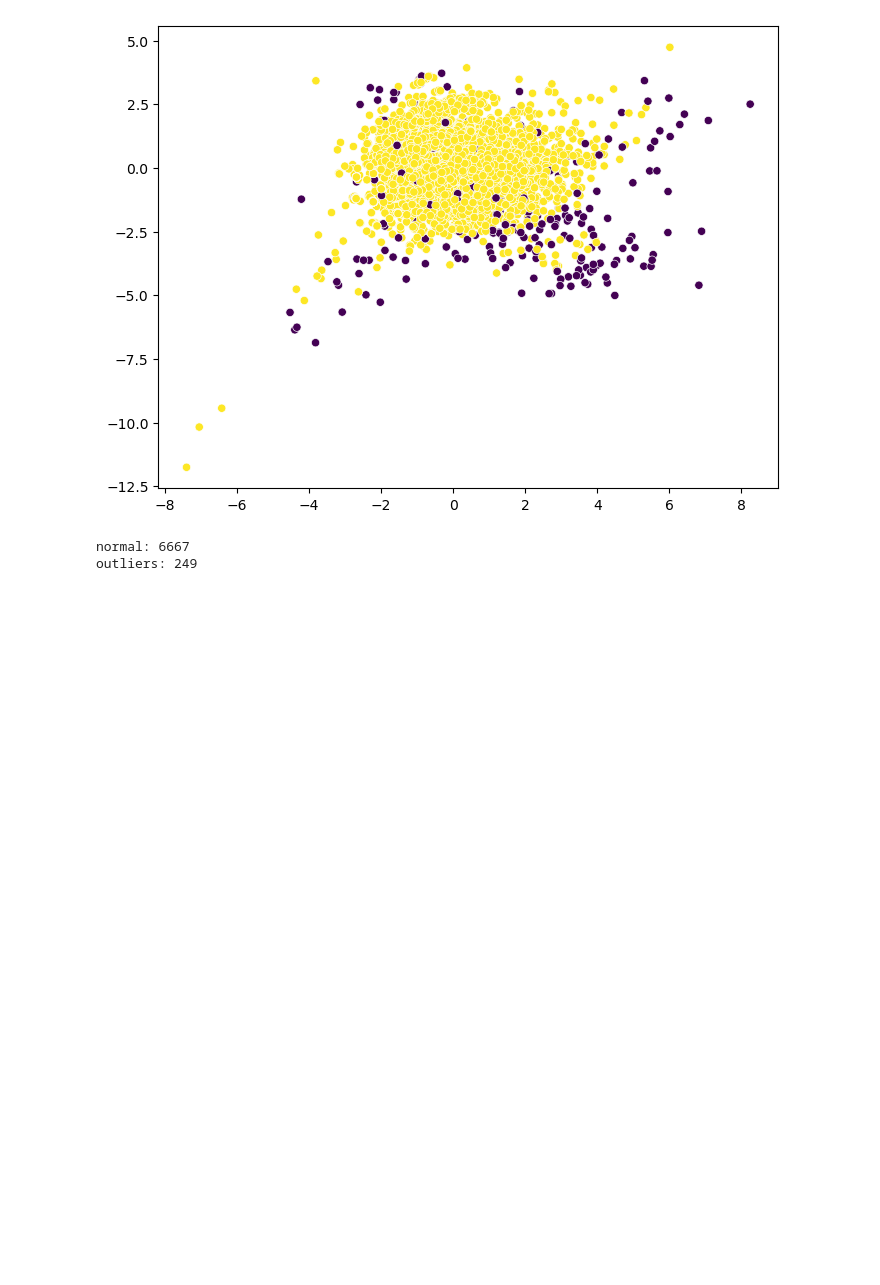
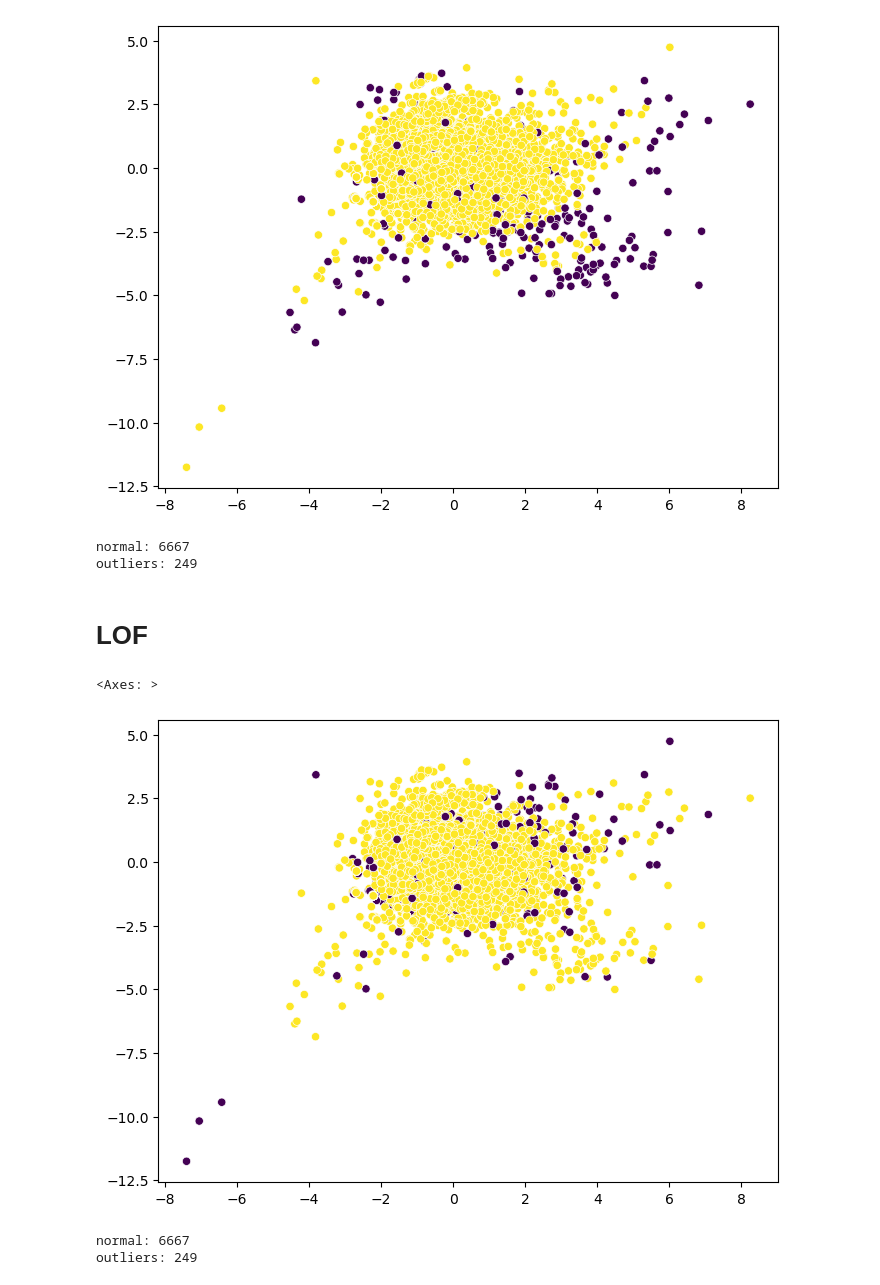
Before and after one commit to theabdullah05-web/PRIME-Classes, a Jupyter notebook: Unsupervised ML/Anamoly Detection/isolation_forest.ipynb, the cells around one changed output. Drawn from its saved outputs; the diff is of its cells as text; code cells hidden in the pictures; blank space fills up the shorter version.

```diff
--- a/Unsupervised ML/Anamoly Detection/isolation_forest.ipynb
+++ b/Unsupervised ML/Anamoly Detection/isolation_forest.ipynb
@@ -50,3 +50,5 @@ print(f"outliers: {outliers}")
 # %% [output]
 normal: 6667
 outliers: 249
+# %% [markdown]
+# LOF
@@ -52,0 +57,19 @@ outliers: 249
+# %%
+neighbs = LocalOutlierFactor(contamination=0.036)
+labels=neighbs.fit_predict(X_scaled)
+# %%
+plt.figure(figsize=(8, 6))
+sns.scatterplot(x=X_pca[:, 0], y=X_pca[:, 1], c=labels)
+# %% [output]
+<Axes: >
+[figure, added]
+# %%
+import numpy as np
+
+normal = np.sum(labels == 1)
+outliers = np.sum(labels == -1)
+print(f"normal: {normal}")
+print(f"outliers: {outliers}")
+# %% [output]
+normal: 6667
+outliers: 249
```
Also changed, not shown: parts of 1 cell of this notebook.
